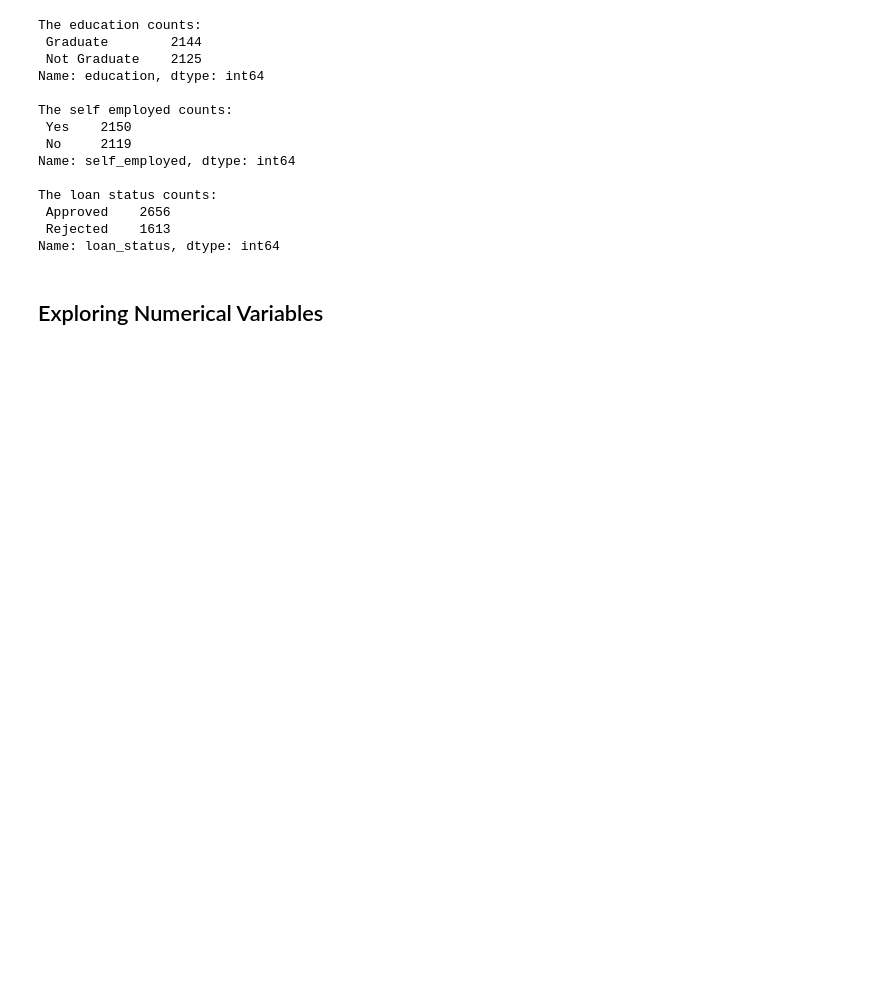
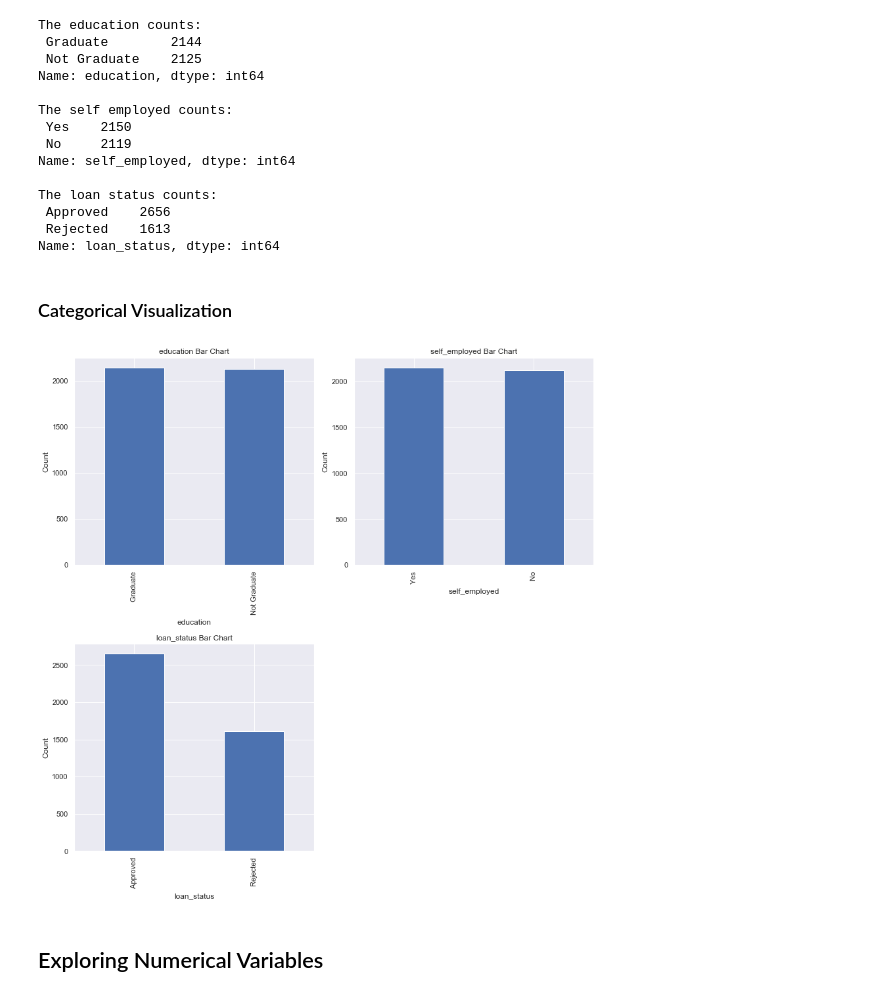
Before and after one commit to landonpadg/Team-3-Loan-Predictions, a Jupyter notebook: LoanApprovalPrediction_FinalProject.ipynb, the cells around one changed output. Saved outputs shown, nothing was run; the diff lists cells and outputs as text; code cells hidden in the pictures; blank space fills up the shorter version.

```diff
--- a/LoanApprovalPrediction_FinalProject.ipynb
+++ b/LoanApprovalPrediction_FinalProject.ipynb
@@ -131,6 +129,30 @@ The loan status counts:
  Approved    2656
  Rejected    1613
 Name: loan_status, dtype: int64
+# %% [markdown]
+ ### Categorical Visualization
+# %%
+# bar charts
+categorical_columns = ['education', 'self_employed', 'loan_status']
+
+num_categorical = len(categorical_columns)
+num_rows = (num_categorical - 1) // 2 + 1
+num_cols = 2
+
+plt.figure(figsize=(12, 6 * num_rows))
+
+for idx, column in enumerate(categorical_columns):
+    plt.subplot(num_rows, num_cols, idx + 1)
+    value_counts = loan_df[column].value_counts()
+    value_counts.plot(kind='bar')
+    plt.title(column + " Bar Chart")
+    plt.xlabel(column)
+    plt.ylabel("Count")
+
+plt.tight_layout()
+plt.show()
+# %% [output]
+[figure, added]
 # %% [markdown]
 ## Exploring Numerical Variables
 # %%
```
Also changed, not shown: parts of 19 cells of this notebook.
